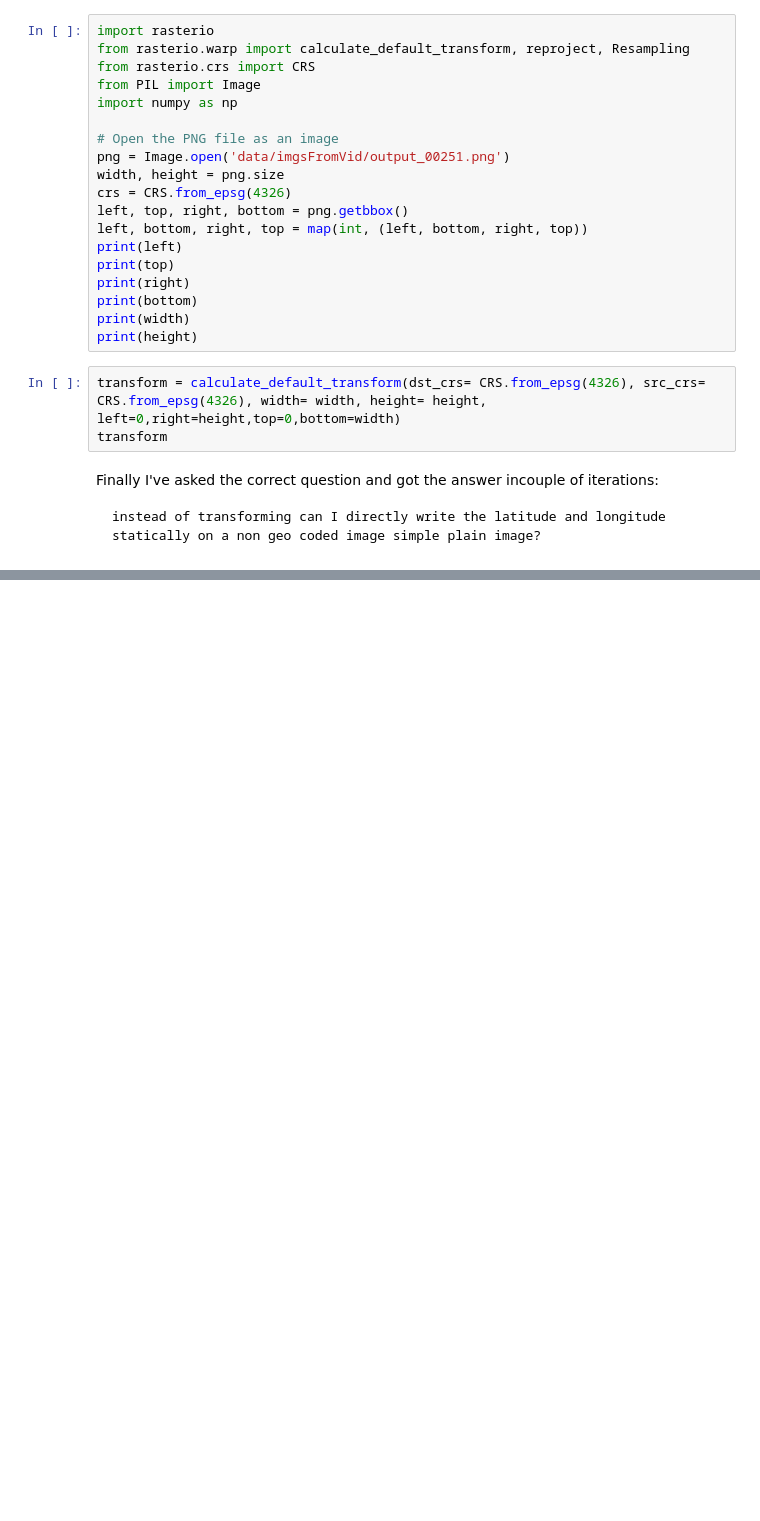
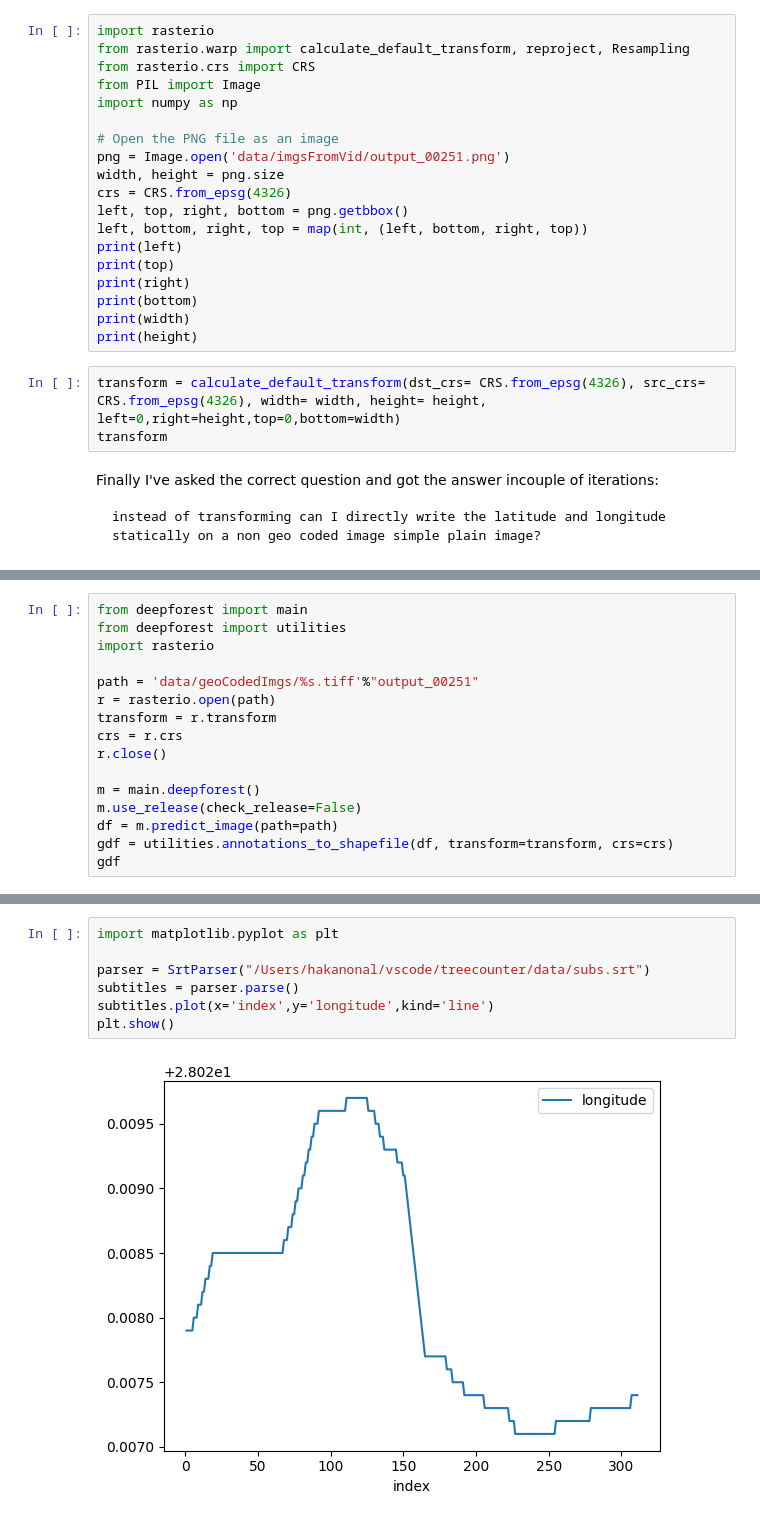
Before and after one commit to hakanonal/treecounter, a Jupyter notebook: discovery.ipynb, the cells around one changed output, grey strips where cells are left out. Drawn from its saved outputs; the diff is of its cells as text; blank space fills up the shorter version.

Commit message:
feat: srt parser and geocode generator

```diff
--- a/discovery.ipynb
+++ b/discovery.ipynb
@@ -222,0 +217,16 @@ src.close()
+# %%
+from deepforest import main
+from deepforest import utilities
+import rasterio
+
+path = 'data/geoCodedImgs/%s.tiff'%"output_00251"
+r = rasterio.open(path)
+transform = r.transform
+crs = r.crs
+r.close()
+
+m = main.deepforest()
+m.use_release(check_release=False)
+df = m.predict_image(path=path)
+gdf = utilities.annotations_to_shapefile(df, transform=transform, crs=crs)
+gdf
@@ -222,0 +313,9 @@ src.close()
+# %%
+import matplotlib.pyplot as plt
+
+parser = SrtParser("/Users/hakanonal/vscode/treecounter/data/subs.srt")
+subtitles = parser.parse()
+subtitles.plot(x='index',y='longitude',kind='line')
+plt.show()
+# %% [output]
+[figure, added]
```
Also changed, not shown: parts of 10 cells of this notebook, 4 other files.
